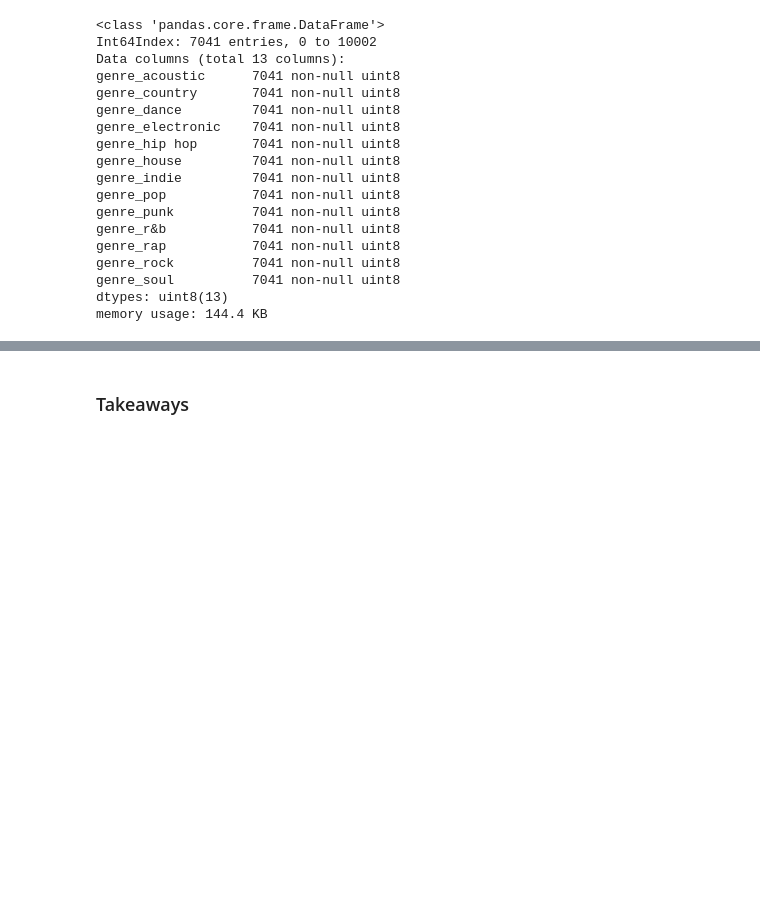
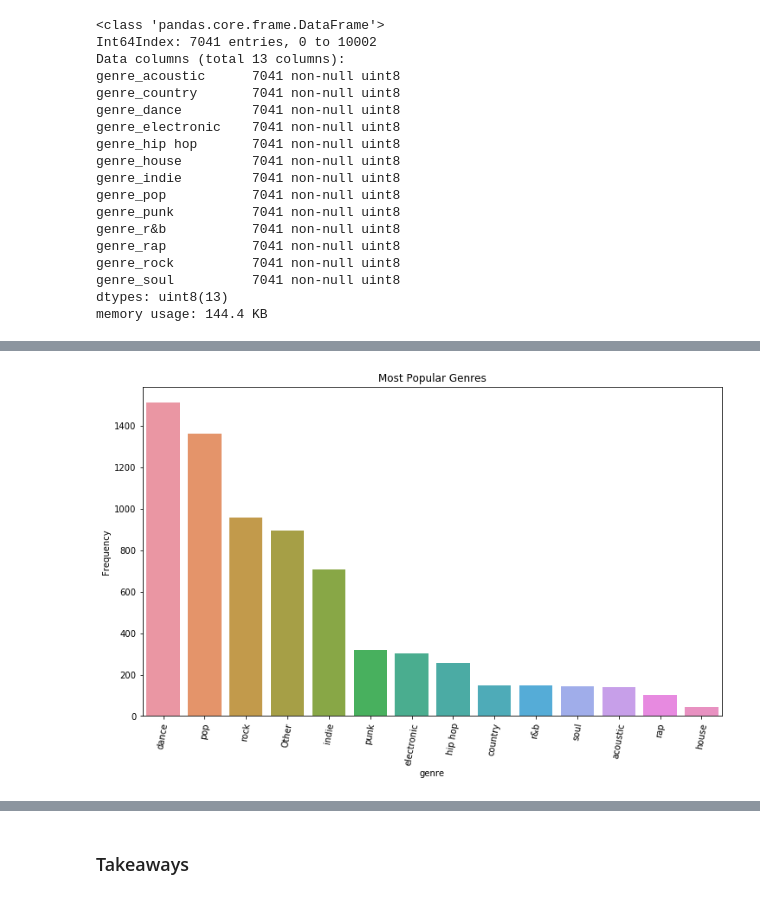
Before and after one commit to adinas94/Spotify_Recommendation_System, a Jupyter notebook: EDA.ipynb, the cells around one changed output, grey strips where cells are left out. Cells and saved outputs as stored; diff of their text form; code cells hidden in the pictures; blank space fills up the shorter version.

```diff
--- a/EDA.ipynb
+++ b/EDA.ipynb
@@ -933,4 +915,4 @@ memory usage: 144.4 KB
 df = pd.concat([df, df_temp], axis=1, join='inner')
 # %%
 #Drop unncessary columns
-df = df.drop(['genrecategory', 'genres'], axis=1)
+df = df.drop(['genres'], axis=1)
@@ -958,0 +968,2 @@ memory usage: 1.1+ MB
+# %%
+dataframe = df['genrecategory'].value_counts().rename_axis('genre').reset_index(name='Frequency')
@@ -958,0 +988,8 @@ memory usage: 1.1+ MB
+# %%
+#Plot the top music genres
+plt.figure(figsize=(12,7))
+sns.barplot(dataframe['genre'], dataframe['Frequency'])
+plt.title('Most Popular Genres')
+plt.xticks(rotation=80);
+# %% [output]
+[figure, added]
```
Also changed, not shown: parts of 15 cells of this notebook, 4 other files.
